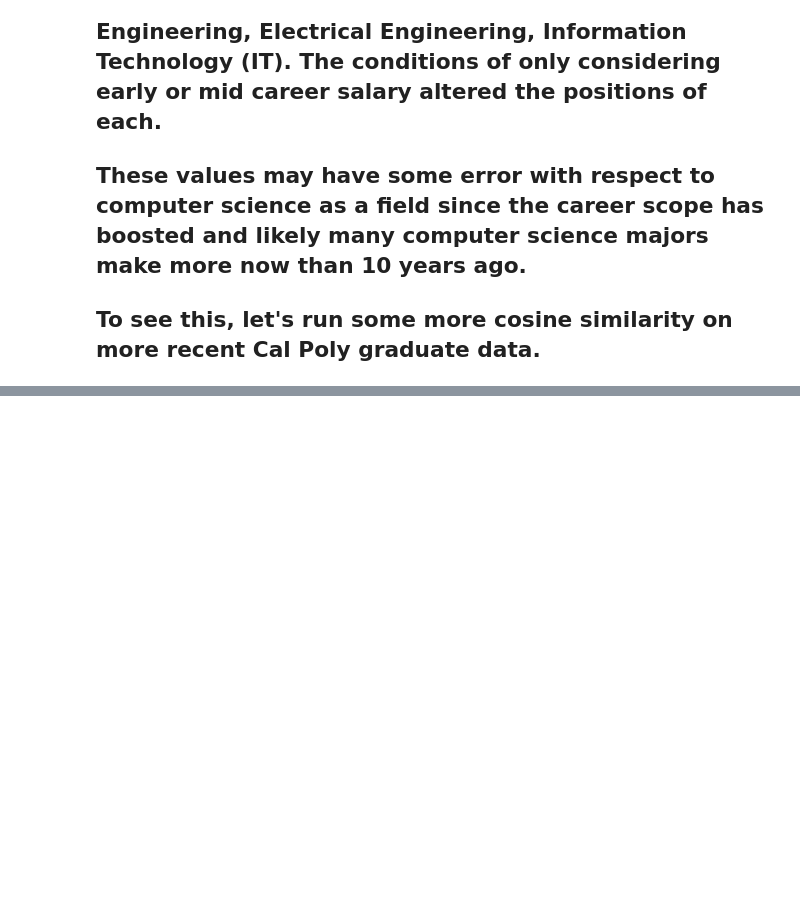
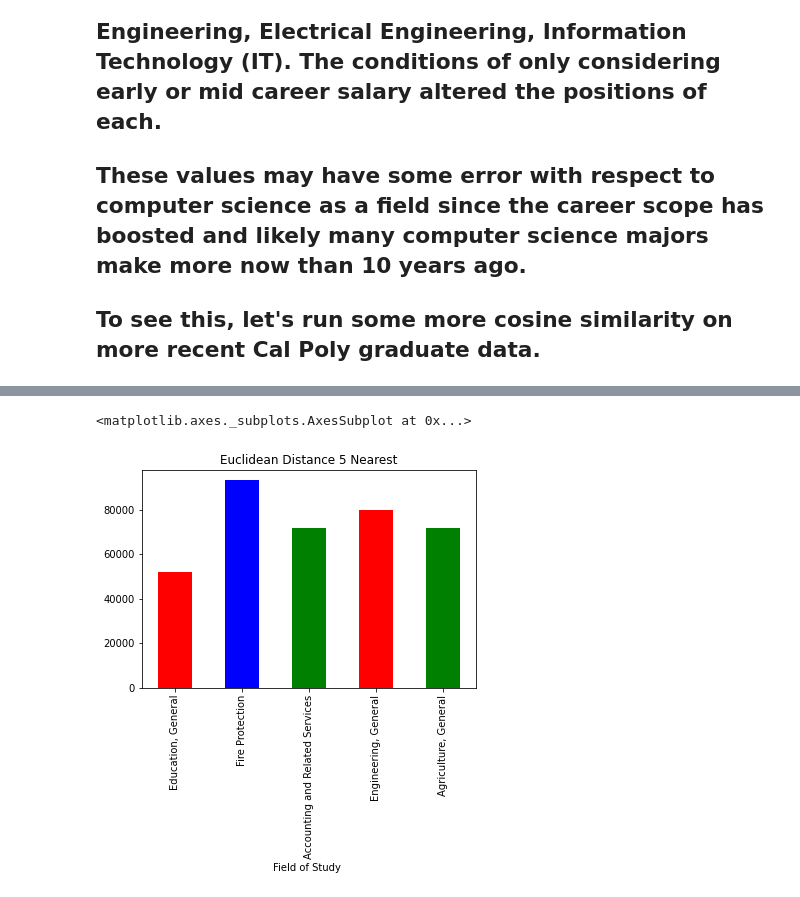
Before and after one commit to claravox/CSC466-project, a Jupyter notebook: Ava_466.ipynb, the cells around one changed output, grey strips where cells are left out. Saved outputs shown, nothing was run; the diff lists cells and outputs as text; code cells hidden in the pictures; blank space fills up the shorter version.

```diff
--- a/Ava_466.ipynb
+++ b/Ava_466.ipynb
@@ -262,0 +340,33 @@ df_closest
+# %%
+from sklearn.metrics.pairwise import euclidean_distances
+ec_df = df_major_salary2
+ec_df
+x = ec_df.iloc[16]
+x
+db = ec_df.drop(ec_df.index[16])
+db
+dist = []
+for row in db.index:
+  y = db.loc[row]
+  p1 = np.sum([(a * a) for a in x])
+  p2 = np.sum([(b * b) for b in y])
+  p3 = -1 * np.sum([(2 * a*b) for (a, b) in zip(x, y)])
+  dist.append(np.sqrt(np.sum(p1 + p2 + p3)))
+
+## getting min indexes
+input_list = dist
+number_of_elements = 6
+inds = []
+for val in heapq.nsmallest(number_of_elements, input_list):
+  inds.append(dist.index(val))
+inds
+
+# Create new DF
+eurecs = pd.DataFrame(df_major_salary.iloc[16])
+eurecs = eurecs.T
+
+for i in inds:
+  neweurec = pd.DataFrame(df_major_salary.loc[i]).T
+  eurecs = pd.concat([eurecs,neweurec])
+eurecs = eurecs.drop(index = (16))
+eurecs
@@ -262,0 +411,5 @@ df_closest
+# %%
+eurecs2.plot.bar(x='Field of Study\xa0', y='Median Salary', title = 'Euclidean Distance 5 Nearest', color=['red','blue','green','red','green'], legend=False)
+# %% [output]
+<matplotlib.axes._subplots.AxesSubplot at 0x...>
+[figure, added]
```
Also changed, not shown: parts of 27 cells of this notebook.
